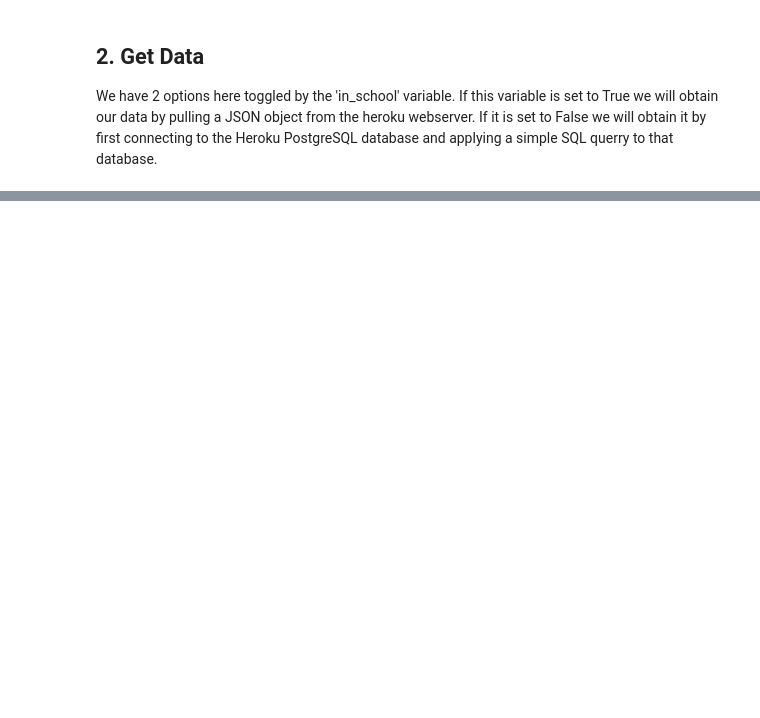
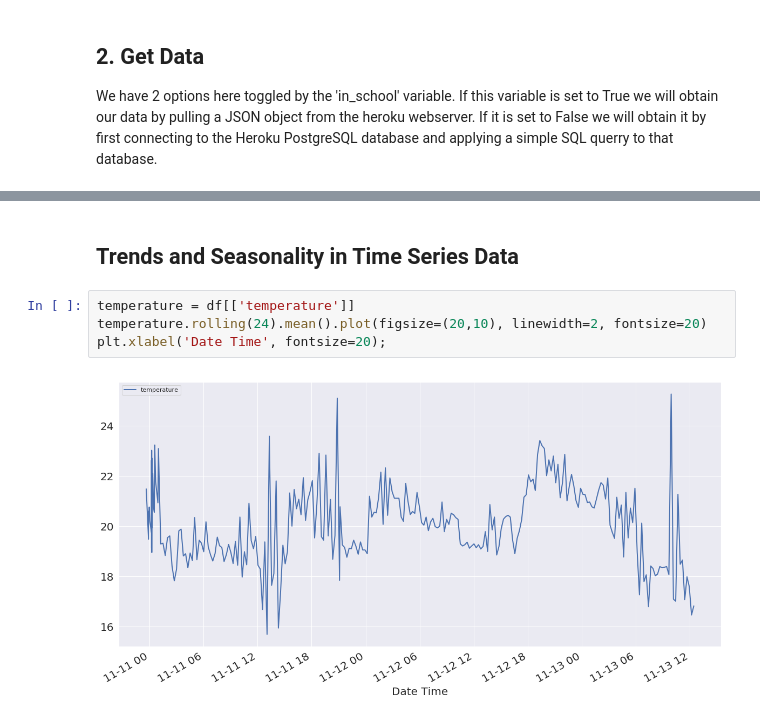
Before and after one commit to bryanhonof/Smart-Systems-Assignment-1, a Jupyter notebook: Python/test_notebook.ipynb, the cells around one changed output, grey strips where cells are left out. Saved outputs shown, nothing was run; the diff lists cells and outputs as text; blank space fills up the shorter version.

```diff
--- a/Python/test_notebook.ipynb
+++ b/Python/test_notebook.ipynb
@@ -252,0 +111,8 @@ dtype: float64
+# %% [markdown]
+## Trends and Seasonality in Time Series Data
+# %%
+temperature = df[['temperature']]
+temperature.rolling(24).mean().plot(figsize=(20,10), linewidth=2, fontsize=20)
+plt.xlabel('Date Time', fontsize=20);
+# %% [output]
+[figure, added]
```
Also changed, not shown: parts of 22 cells of this notebook.
